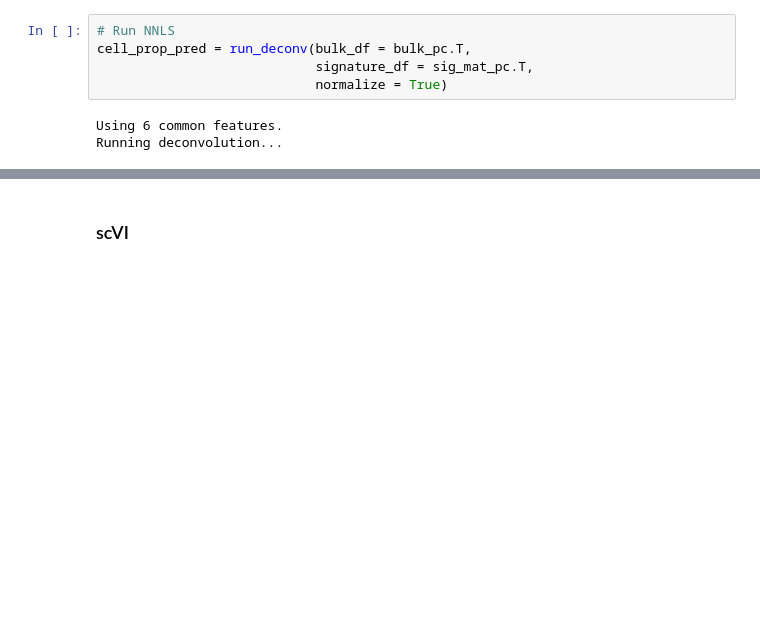
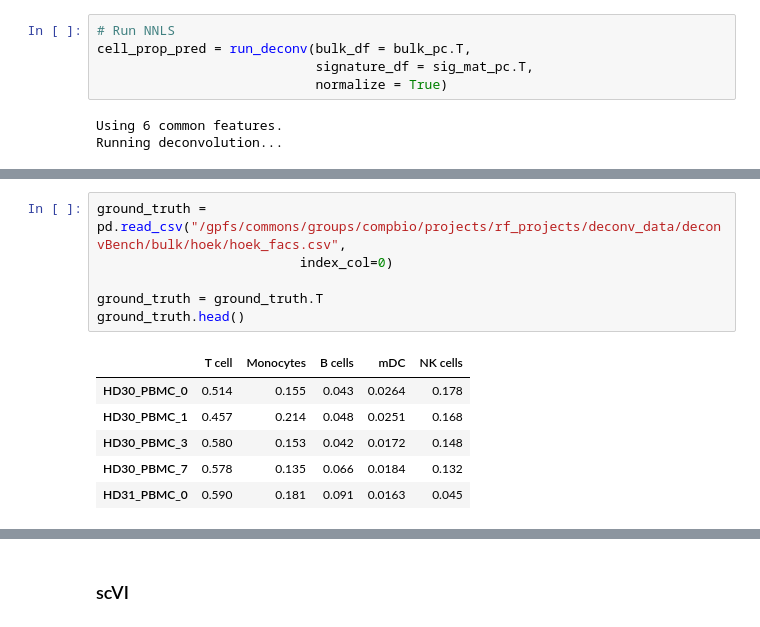
Before and after one commit to Eastmanmd/DECONVersation, a Jupyter notebook: tutorials/extracting_embeddings_from_bulk_all_solvers.ipynb, the cells around one changed output, grey strips where cells are left out. Cells and saved outputs as stored; diff of their text form; blank space fills up the shorter version.

```diff
--- a/tutorials/extracting_embeddings_from_bulk_all_solvers.ipynb
+++ b/tutorials/extracting_embeddings_from_bulk_all_solvers.ipynb
@@ -116,0 +285,13 @@ results = run_all_deconv(bulk_df=bulk_pc.T,
+# %%
+ground_truth = pd.read_csv("/gpfs/commons/groups/compbio/projects/rf_projects/deconv_data/deconvBench/bulk/hoek/hoek_facs.csv",
+                          index_col=0)
+
+ground_truth = ground_truth.T
+ground_truth.head()
+# %% [output]
+|  | T cell | Monocytes | B cells | mDC | NK cells |
+| HD30_PBMC_0 | 0.514 | 0.155 | 0.043 | 0.0264 | 0.178 |
+| HD30_PBMC_1 | 0.457 | 0.214 | 0.048 | 0.0251 | 0.168 |
+| HD30_PBMC_3 | 0.580 | 0.153 | 0.042 | 0.0172 | 0.148 |
+| HD30_PBMC_7 | 0.578 | 0.135 | 0.066 | 0.0184 | 0.132 |
+| HD31_PBMC_0 | 0.590 | 0.181 | 0.091 | 0.0163 | 0.045 |
```
Also changed, not shown: parts of 27 cells of this notebook, 1 other file.
